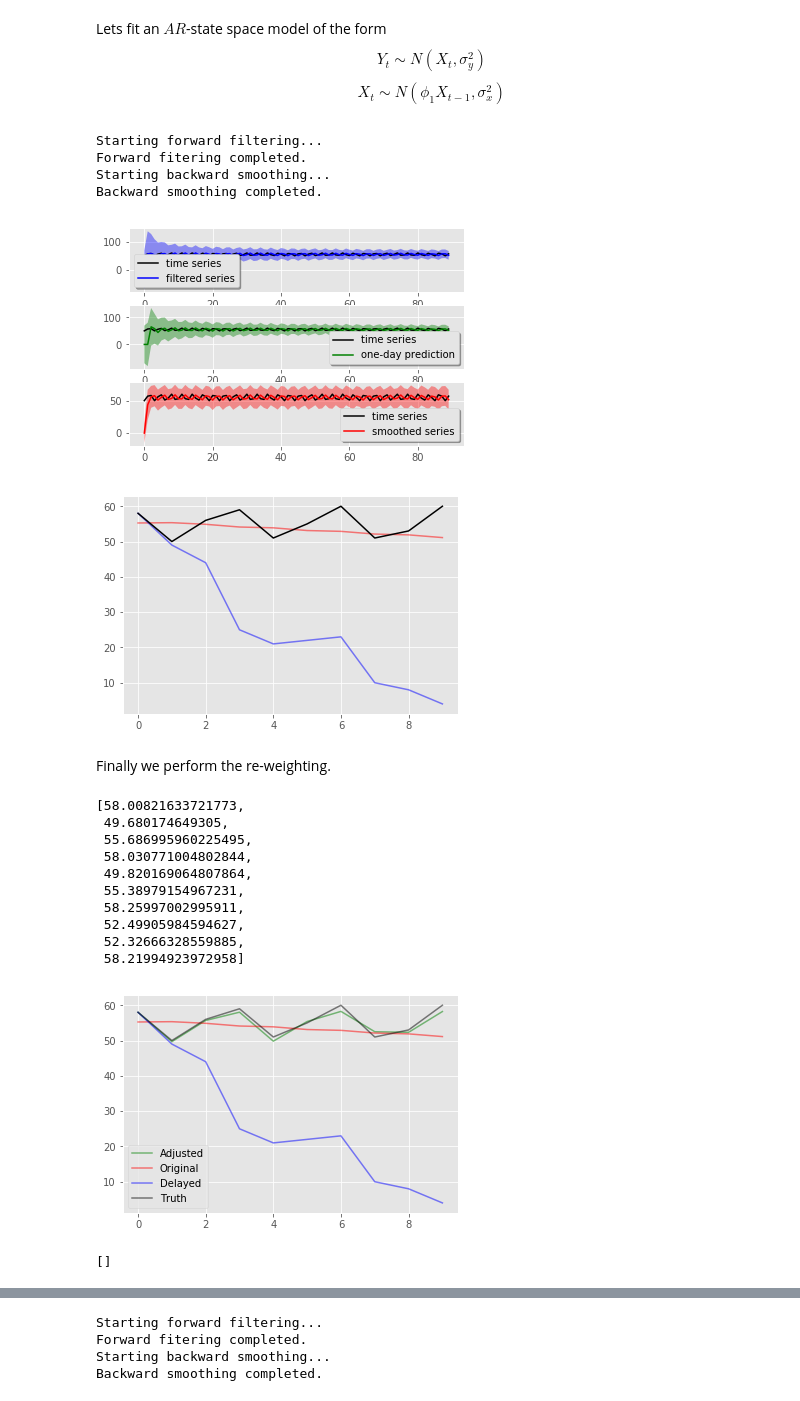
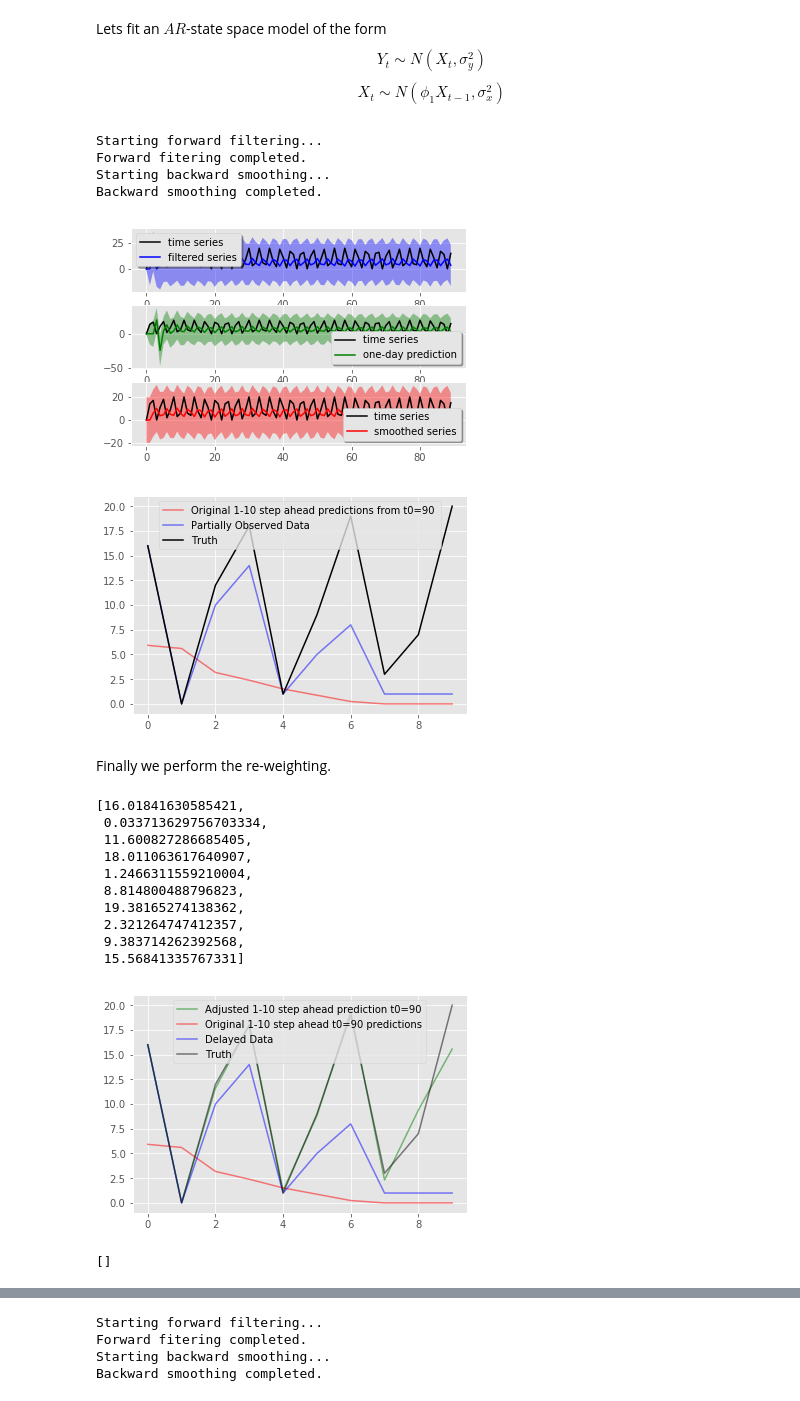
Before and after one commit to gcgibson/reporting_delay, a Jupyter notebook: forecasting_w_reporting_delay.ipynb, the cells around one changed output, grey strips where cells are left out. Cells and saved outputs as stored; diff of their text form; code cells hidden in the pictures.

```diff
--- a/forecasting_w_reporting_delay.ipynb
+++ b/forecasting_w_reporting_delay.ipynb
@@ -4,7 +30,7 @@ Forecasting in the presence of reporting delay: simulation study. Given some del
 import numpy as np
 import matplotlib.pyplot as plt
 plt.style.use('ggplot')
-ts = 10*np.sin(np.arange(0,100))**2 + .0001*np.random.standard_normal(size=100) + 50
+ts = 20*np.sin(np.arange(0,100))**2 #+  .01*np.random.standard_normal(size=100)
 ts = np.round(ts)
 plt.plot(ts)
 plt.show()
@@ -83,15 +114,16 @@ Starting forward filtering...
 Forward fitering completed.
 Starting backward smoothing...
 Backward smoothing completed.
-[figure, old version]
+[figure, new version]
 # %%
 n_t_inf_hat = predictMean
 plt.plot(n_t_inf_hat,color='r',alpha=.5)
 plt.plot(data_to_be_delayed,color='b',alpha=.5)
 plt.plot(ts[90:],color='black')
+plt.legend(("Original 1-10 step ahead predictions from t0=90 ","Partially Observed Data","Truth"))
 plt.show()
 # %% [output]
-[figure, old version]
+[figure, new version]
 # %% [markdown]
 Finally we perform the re-weighting.
 # %%
@@ -117,24 +149,24 @@ for t in range(len(n_t_inf_hat)):
 # %%
 reweighted_trajectory
 # %% [output]
-[58.00821633721773,
- 49.680174649305,
- 55.686995960225495,
- 58.030771004802844,
- 49.820169064807864,
- 55.38979154967231,
- 58.25997002995911,
- 52.49905984594627,
- 52.32666328559885,
- 58.21994923972958]
+[16.01841630585421,
+ 0.033713629756703334,
+ 11.600827286685405,
+ 18.011063617640907,
+ 1.2466311559210004,
+ 8.814800488796823,
+ 19.38165274138362,
+ 2.321264747412357,
+ 9.383714262392568,
+ 15.56841335767331]
 # %%
 plt.plot(reweighted_trajectory,color='g',alpha=.5)
 plt.plot(n_t_inf_hat,color='r',alpha=.5)
 plt.plot(data_to_be_delayed,color='b',alpha=.5)
 plt.plot(ts[90:],color='black',alpha=.5)
-plt.legend(('Adjusted','Original','Delayed','Truth'))
+plt.legend(('Adjusted 1-10 step ahead prediction t0=90','Original 1-10 step ahead t0=90 predictions','Delayed Data','Truth'))
 plt.show()
 plt.plot()
 # %% [output]
-[figure, old version]
+[figure, new version]
 []
```
Also changed, not shown: parts of 15 cells of this notebook, 1 other file.
